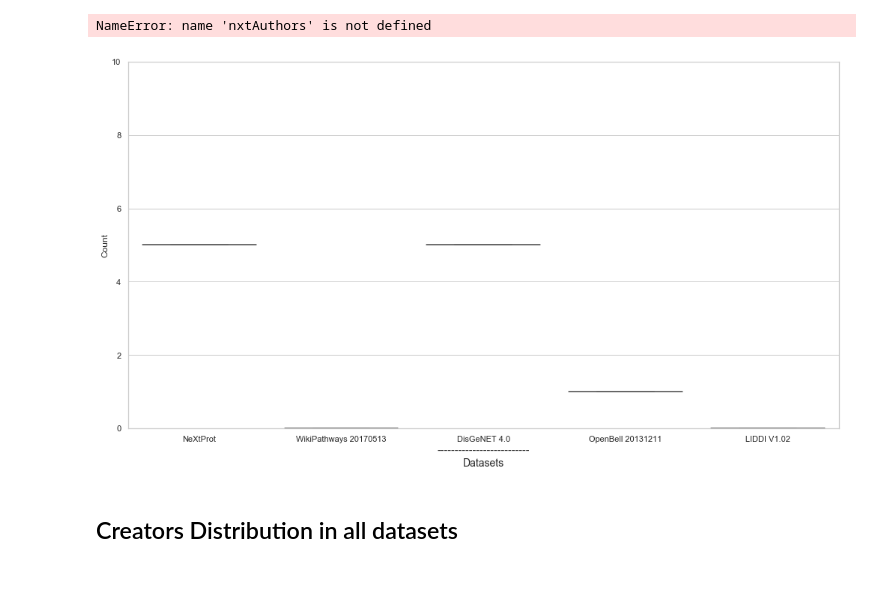
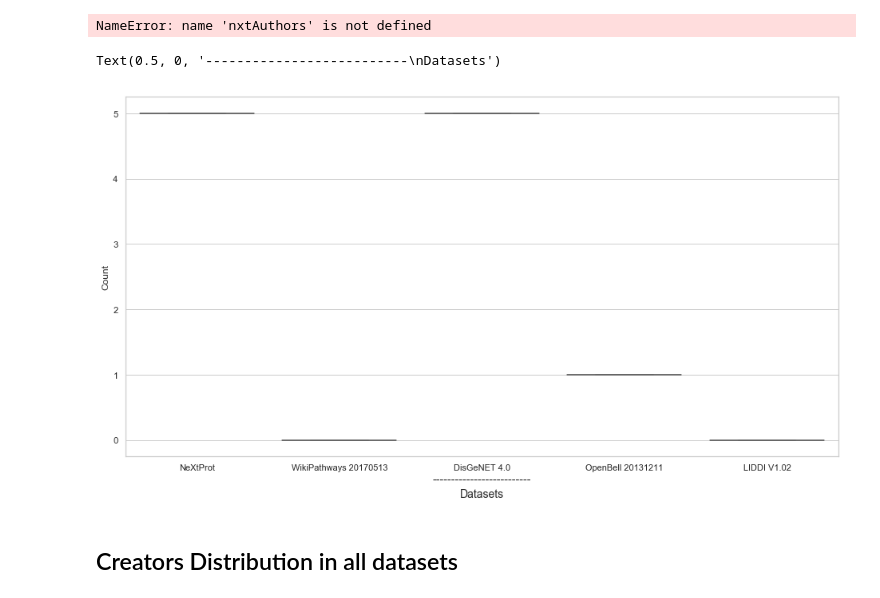
Before and after one commit to ImranAsif48/RO2019, a Jupyter notebook: NanopublicationAnalysis_RO2019.ipynb, the cells around one changed output. Saved outputs shown, nothing was run; the diff lists cells and outputs as text; code cells hidden in the pictures.

```diff
--- a/NanopublicationAnalysis_RO2019.ipynb
+++ b/NanopublicationAnalysis_RO2019.ipynb
@@ -1063,8 +1063,9 @@ with open('distributionHead.csv', mode='w') as csv_file:
 dataAssertions = pd.read_csv('distributionHead.csv')
 
 sns.set(style="whitegrid")
-sns.set(rc={'figure.figsize':(16,8.27)})
+#sns.set(rc={'figure.figsize':(16,8.27)})
 ax = sns.boxplot(x="DataSets", y="Triples", data=dataAssertions, palette="Set3")
-ax.axes.set_title("Head Graph Distribution",fontsize=30)
-ax.set_ylim(0, 90);
+ax.axes.set_xlabel('--------------------------\nDatasets', fontsize=14)
+#ax.axes.set_title("Head Graph Distribution",fontsize=30)
+#ax.set_ylim(0, 10);
 # %% [output]
@@ -1101,8 +1103,9 @@ with open('distributionAssertion.csv', mode='w') as csv_file:
 dataAssertions = pd.read_csv('distributionAssertion.csv')
 
 sns.set(style="whitegrid")
-sns.set(rc={'figure.figsize':(16,8.27)})
+#sns.set(rc={'figure.figsize':(16,8.27)})
 ax = sns.boxplot(x="DataSets", y="Triples", data=dataAssertions, palette="Set3")
-ax.axes.set_title("Assertion Graph Distribution",fontsize=30)
+#ax.axes.set_title("Assertion Graph Distribution",fontsize=30)
+ax.axes.set_xlabel('--------------------------\nDatasets', fontsize=14)
 ax.set_ylim(0, 90);
 # %% [output]
@@ -1194,8 +1197,9 @@ with open('distributionProvenance.csv', mode='w') as csv_file:
 dataProvenance = pd.read_csv('distributionProvenance.csv')
 
 sns.set(style="whitegrid")
-sns.set(rc={'figure.figsize':(16,8.27)})
+#sns.set(rc={'figure.figsize':(16,8.27)})
 ax = sns.boxplot(x="DataSets", y="Triples", data=dataProvenance, palette="Set3")
-ax.axes.set_title("Provenance Graph Distribution",fontsize=30)
-ax.set_ylim(0, 90);
+#ax.axes.set_title("Provenance Graph Distribution",fontsize=30)
+ax.axes.set_xlabel('--------------------------\nDatasets', fontsize=14)
+#ax.set_ylim(0, 90);
 # %% [output]
@@ -1284,8 +1289,9 @@ with open('distributionPubInfo.csv', mode='w') as csv_file:
 dataPubInfo = pd.read_csv('distributionPubInfo.csv')
 
 sns.set(style="whitegrid")
-sns.set(rc={'figure.figsize':(16,8.27)})
+#sns.set(rc={'figure.figsize':(16,8.27)})
 ax = sns.boxplot(x="DataSets", y="Triples", data=dataPubInfo, palette="Set3")
-ax.axes.set_title("Publication Information Graph Distribution",fontsize=30)
-ax.set_ylim(0, 90);
+#ax.axes.set_title("Publication Information Graph Distribution",fontsize=30)
+ax.axes.set_xlabel('--------------------------\nDatasets', fontsize=14)
+#ax.set_ylim(0, 90);
 # %% [output]
@@ -1481,13 +1488,14 @@ NameError: name 'nxtAuthors' is not defined
 # %%
 dataAuthors = pd.read_csv('distributionAuthors.csv')
 
 sns.set(style="whitegrid")
 ax = sns.boxplot(x="DataSets", y="Count", data=dataAuthors, palette="Set3")
 #ax.axes.set_title("Author Distribution",fontsize=30)
 ax.axes.set_xlabel('--------------------------\nDatasets', fontsize=14)
-ax.set_ylim(0, 10);
+#ax.set_ylim(0, 10);
 # %% [output]
+Text(0.5, 0, '--------------------------\nDatasets')
-[figure, old version]
+[figure, new version]
 # %% [markdown]
 ## Creators Distribution in all datasets
 # %%
```
Also changed, not shown: parts of 9 cells of this notebook, 4 other files.
